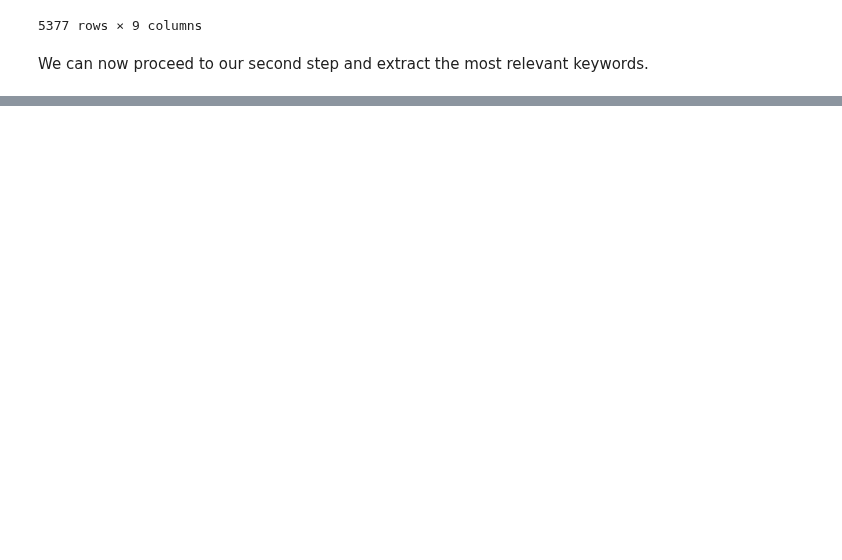
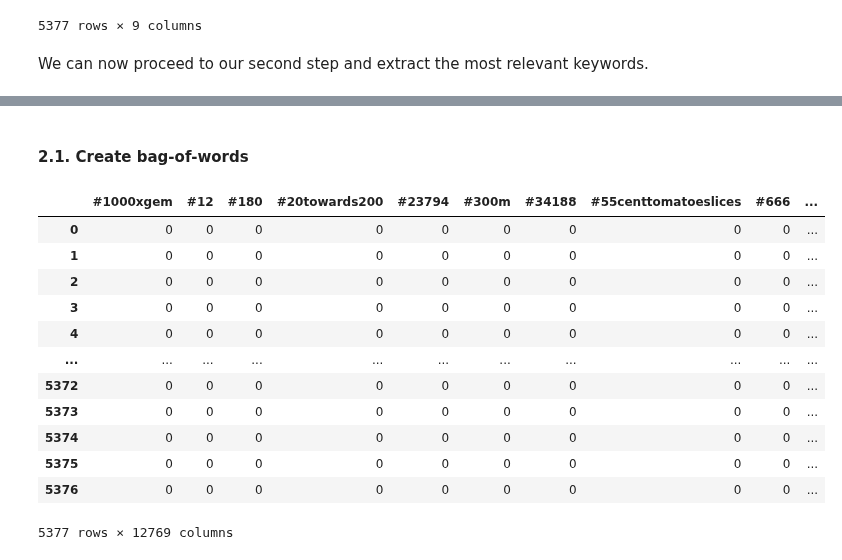
Before and after one commit to polltter/share, a Jupyter notebook: notebooks/kw_extraction.ipynb, the cells around one changed output, grey strips where cells are left out. Saved outputs shown, nothing was run; the diff lists cells and outputs as text; code cells hidden in the pictures; blank space fills up the shorter version.

```diff
--- a/notebooks/kw_extraction.ipynb
+++ b/notebooks/kw_extraction.ipynb
@@ -223,0 +228,6 @@ We can now proceed to our second step and extract the most relevant keywords.
+# %% [markdown]
+#### 2.1. Create bag-of-words
+# %%
+bow_vectorizer = CountVectorizer(lowercase=True,
+                                 tokenizer=tokens_nopunct,
+                                 stop_words=stopwords)
@@ -223,0 +238,16 @@ We can now proceed to our second step and extract the most relevant keywords.
+# %%
+df_cv_bow
+# %% [output]
+|  | #1000xgem | #12 | #180 | #20towards200 | #23794 | #300m | #34188 | #55centtomatoeslices | #666 | ... |
+| 0 | 0 | 0 | 0 | 0 | 0 | 0 | 0 | 0 | 0 | ... |
+| 1 | 0 | 0 | 0 | 0 | 0 | 0 | 0 | 0 | 0 | ... |
+| 2 | 0 | 0 | 0 | 0 | 0 | 0 | 0 | 0 | 0 | ... |
+| 3 | 0 | 0 | 0 | 0 | 0 | 0 | 0 | 0 | 0 | ... |
+| 4 | 0 | 0 | 0 | 0 | 0 | 0 | 0 | 0 | 0 | ... |
+| ... | ... | ... | ... | ... | ... | ... | ... | ... | ... | ... |
+| 5372 | 0 | 0 | 0 | 0 | 0 | 0 | 0 | 0 | 0 | ... |
+| 5373 | 0 | 0 | 0 | 0 | 0 | 0 | 0 | 0 | 0 | ... |
+| 5374 | 0 | 0 | 0 | 0 | 0 | 0 | 0 | 0 | 0 | ... |
+| 5375 | 0 | 0 | 0 | 0 | 0 | 0 | 0 | 0 | 0 | ... |
+| 5376 | 0 | 0 | 0 | 0 | 0 | 0 | 0 | 0 | 0 | ... |
+5377 rows × 12769 columns
```
Also changed, not shown: parts of 10 cells of this notebook, 1 other file.
